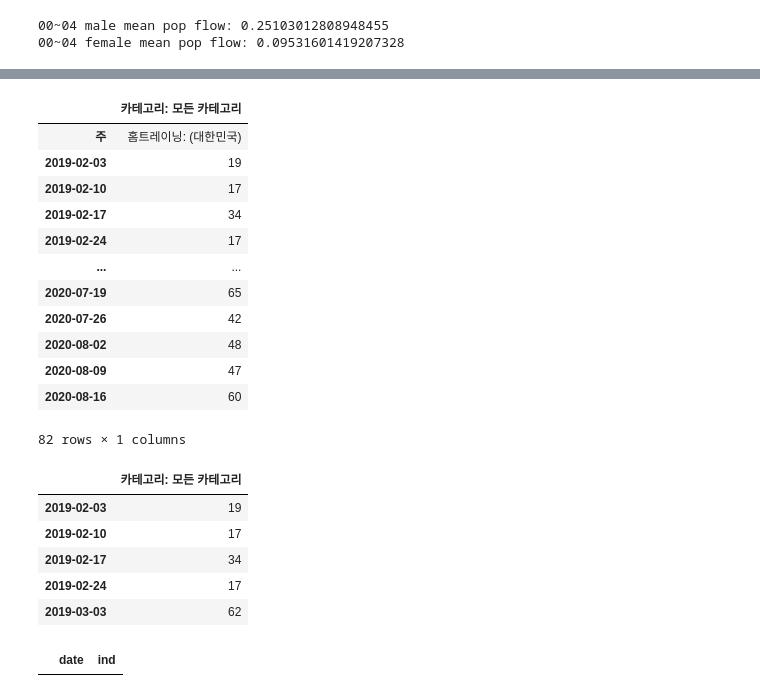
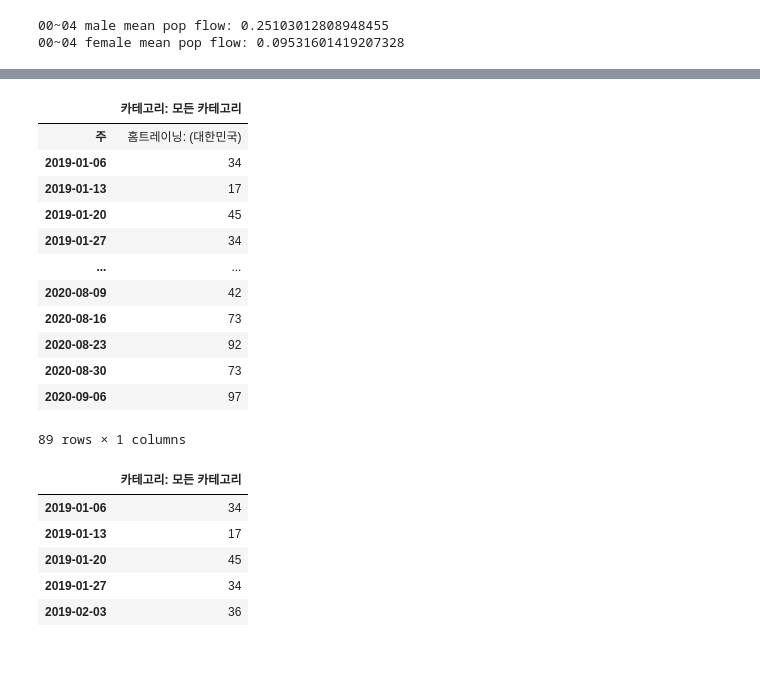
Before and after one commit to hectic97/Kaggle_Competition, a Jupyter notebook: bigcontest2020/bigcontest-pop-flow-eda.ipynb, the cells around one changed output, grey strips where cells are left out. Cells and saved outputs as stored; diff of their text form; code cells hidden in the pictures; blank space fills up the shorter version.

```diff
--- a/bigcontest2020/bigcontest-pop-flow-eda.ipynb
+++ b/bigcontest2020/bigcontest-pop-flow-eda.ipynb
@@ -250,20 +275,20 @@ plt.show()
 # %%
-home_training_df = pd.read_csv('../input/hometraining-google-trend/multiTimeline.csv')
+home_training_df = pd.read_csv('../input/hometraining/hometrain.csv')
 home_training_df
 # %% [output]
 |  | 카테고리: 모든 카테고리 |
 | 주 | 홈트레이닝: (대한민국) |
-| 2019-02-03 | 19 |
-| 2019-02-10 | 17 |
-| 2019-02-17 | 34 |
-| 2019-02-24 | 17 |
+| 2019-01-06 | 34 |
+| 2019-01-13 | 17 |
+| 2019-01-20 | 45 |
+| 2019-01-27 | 34 |
 | ... | ... |
-| 2020-07-19 | 65 |
-| 2020-07-26 | 42 |
-| 2020-08-02 | 48 |
-| 2020-08-09 | 47 |
-| 2020-08-16 | 60 |
+| 2020-08-09 | 42 |
+| 2020-08-16 | 73 |
+| 2020-08-23 | 92 |
+| 2020-08-30 | 73 |
+| 2020-09-06 | 97 |
-82 rows × 1 columns
+89 rows × 1 columns
 # %%
 home_training_df.rename(columns=home_training_df.iloc[0])
 home_training_df = home_training_df.iloc[1:,:]
@@ -271,11 +296,11 @@ home_training_df = home_training_df.iloc[1:,:]
 home_training_df.head()
 # %% [output]
 |  | 카테고리: 모든 카테고리 |
-| 2019-02-03 | 19 |
-| 2019-02-10 | 17 |
-| 2019-02-17 | 34 |
-| 2019-02-24 | 17 |
-| 2019-03-03 | 62 |
+| 2019-01-06 | 34 |
+| 2019-01-13 | 17 |
+| 2019-01-20 | 45 |
+| 2019-01-27 | 34 |
+| 2019-02-03 | 36 |
 # %%
 home_training_df.reset_index(inplace=True)
 # %%
@@ -284,7 +309,3 @@ home_training_df.columns = ['date','ind']
 home_training_df['date']=pd.to_datetime(home_training_df['date'],format='%Y-%m-%d')
 # %%
 home_training_df['ind']=home_training_df['ind'].apply(pd.to_numeric)
-# %%
-home_training_df[home_training_df['date']=='2020-02-29']
-# %% [output]
-|  | date | ind |
```
Also changed, not shown: parts of 36 cells of this notebook.
